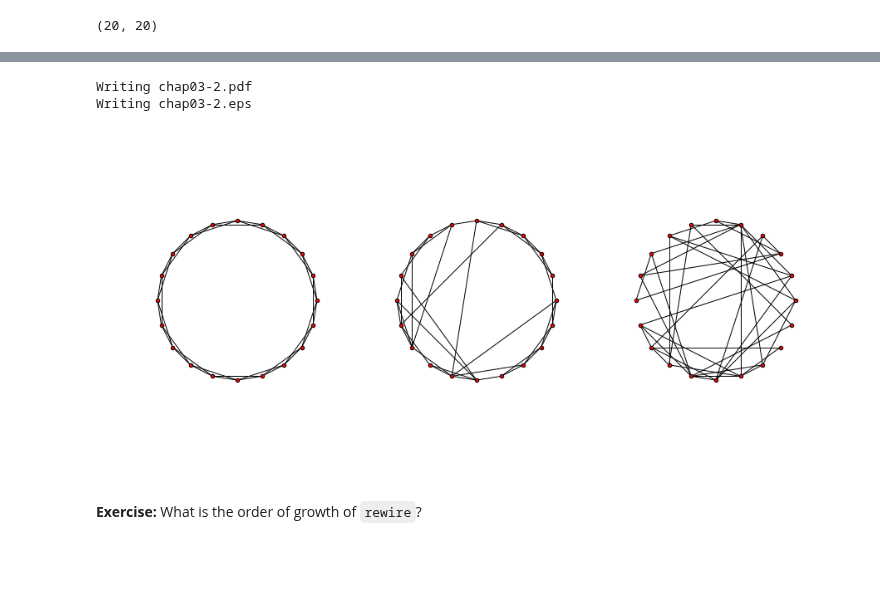
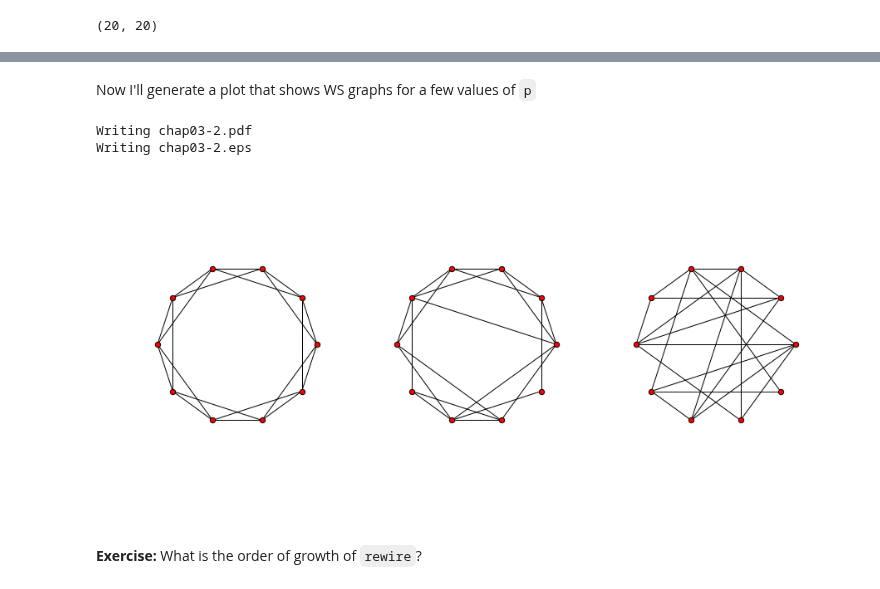
Before and after one commit to AllenDowney/ThinkComplexity2, a Jupyter notebook: code/chap03.ipynb, the cells around one changed output, grey strips where cells are left out. Drawn from its saved outputs; the diff is of its cells as text; code cells hidden in the pictures; blank space fills up the shorter version.

```diff
--- a/code/chap03.ipynb
+++ b/code/chap03.ipynb
@@ -106,28 +112,34 @@ nx.draw_circular(ws,
+# %% [markdown]
+Now I'll generate a plot that shows WS graphs for a few values of `p`
 # %%
 reload(thinkplot)
 
+n = 10
+k = 4
+ns = 40
+
 thinkplot.preplot(cols=3)
-ws = make_ws_graph(20, 4, 0)
-nx.draw_circular(ws, node_size=20)
+ws = make_ws_graph(n, k, 0)
+nx.draw_circular(ws, node_size=ns)
 thinkplot.config(axis='equal')
 
 thinkplot.subplot(2)
-ws = make_ws_graph(20, 4, 0.2)
-nx.draw_circular(ws, node_size=20)
+ws = make_ws_graph(n, k, 0.2)
+nx.draw_circular(ws, node_size=ns)
 thinkplot.config(axis='equal')
 
 thinkplot.subplot(3)
-ws = make_ws_graph(20, 4, 1.0)
-nx.draw_circular(ws, node_size=20)
+ws = make_ws_graph(n, k, 1.0)
+nx.draw_circular(ws, node_size=ns)
 thinkplot.config(axis='equal')
 
 plt.tight_layout()
 plt.subplots_adjust(wspace=0, hspace=0, left=0, right=1)
 thinkplot.save('chap03-2', clf=False)
 # %% [output]
 Writing chap03-2.pdf
 Writing chap03-2.eps
-[figure, old version]
+[figure, new version]
 # %% [markdown]
 **Exercise:** What is the order of growth of `rewire`?
 # %% [markdown]
```
Also changed, not shown: parts of 73 cells of this notebook, 2 other files.
